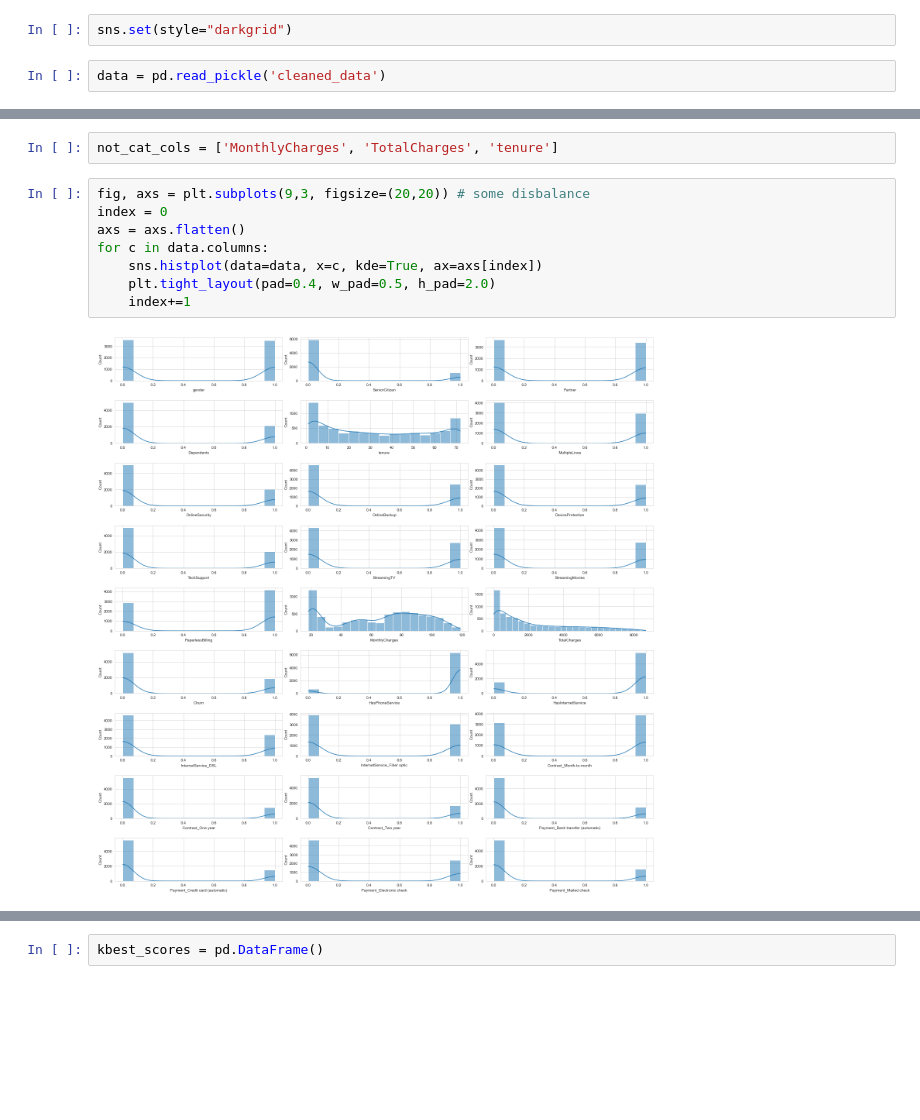
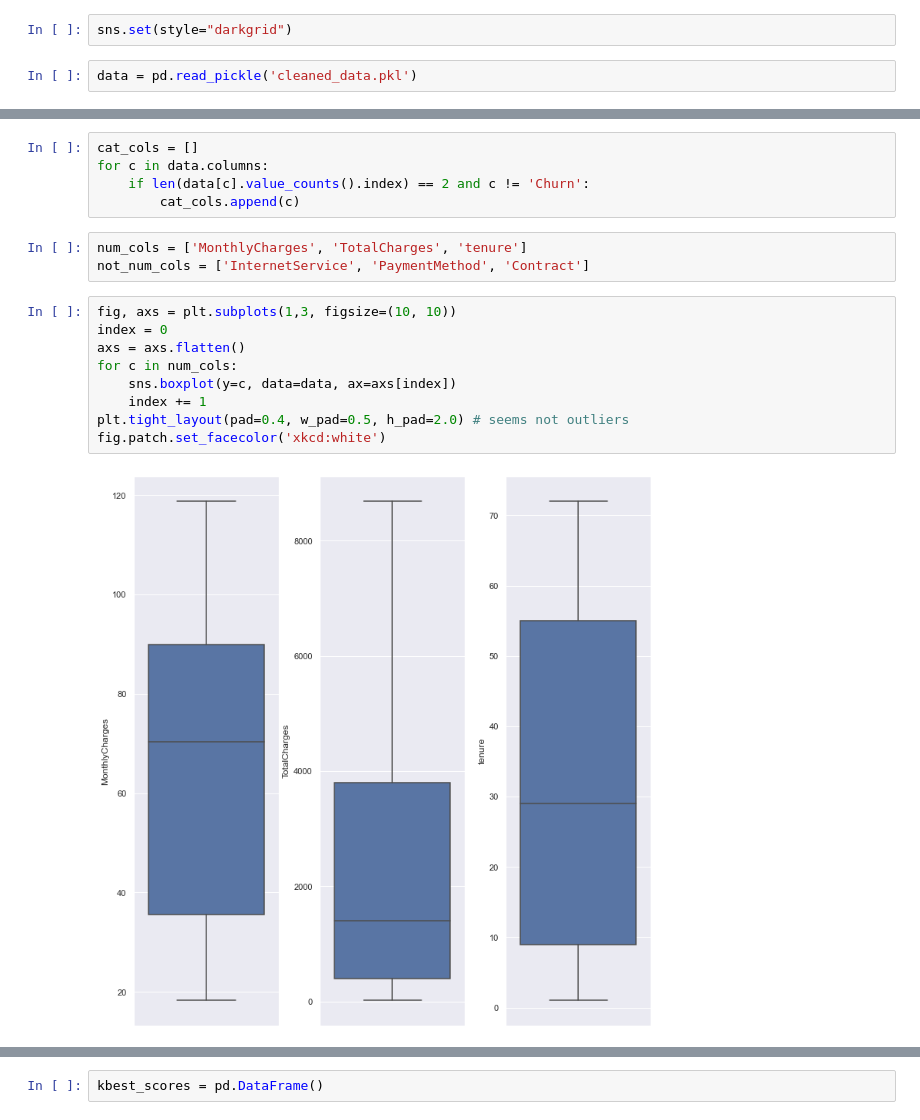
Before and after one commit to alqor/ml_academy, a Jupyter notebook: task_2/variables.ipynb, the cells around one changed output, grey strips where cells are left out. Drawn from its saved outputs; the diff is of its cells as text; blank space fills up the shorter version.

```diff
--- a/task_2/variables.ipynb
+++ b/task_2/variables.ipynb
@@ -7,7 +7,7 @@ import seaborn as sns
 # %%
 sns.set(style="darkgrid")
 # %%
-data = pd.read_pickle('cleaned_data')
+data = pd.read_pickle('cleaned_data.pkl')
 # %%
 data.dtypes
 # %% [output]
@@ -28,15 +28,22 @@ Payment_Credit card (automatic)        uint8
 Payment_Electronic check               uint8
 Payment_Mailed check                   uint8
 dtype: object
+# %%
+cat_cols = []
+for c in data.columns:
+    if len(data[c].value_counts().index) == 2 and c != 'Churn':
+        cat_cols.append(c)
 # %%
-not_cat_cols = ['MonthlyCharges', 'TotalCharges', 'tenure']
+num_cols = ['MonthlyCharges', 'TotalCharges', 'tenure']
+not_num_cols = ['InternetService', 'PaymentMethod', 'Contract']
 # %%
-fig, axs = plt.subplots(9,3, figsize=(20,20)) # some disbalance
+fig, axs = plt.subplots(1,3, figsize=(10, 10))
 index = 0
 axs = axs.flatten()
-for c in data.columns:
-    sns.histplot(data=data, x=c, kde=True, ax=axs[index])
-    plt.tight_layout(pad=0.4, w_pad=0.5, h_pad=2.0)
-    index+=1
+for c in num_cols:
+    sns.boxplot(y=c, data=data, ax=axs[index])
+    index += 1
+plt.tight_layout(pad=0.4, w_pad=0.5, h_pad=2.0) # seems not outliers
+fig.patch.set_facecolor('xkcd:white')
 # %% [output]
-[figure, old version]
+[figure, new version]
```
Also changed, not shown: parts of 54 cells of this notebook, 2 other files.
